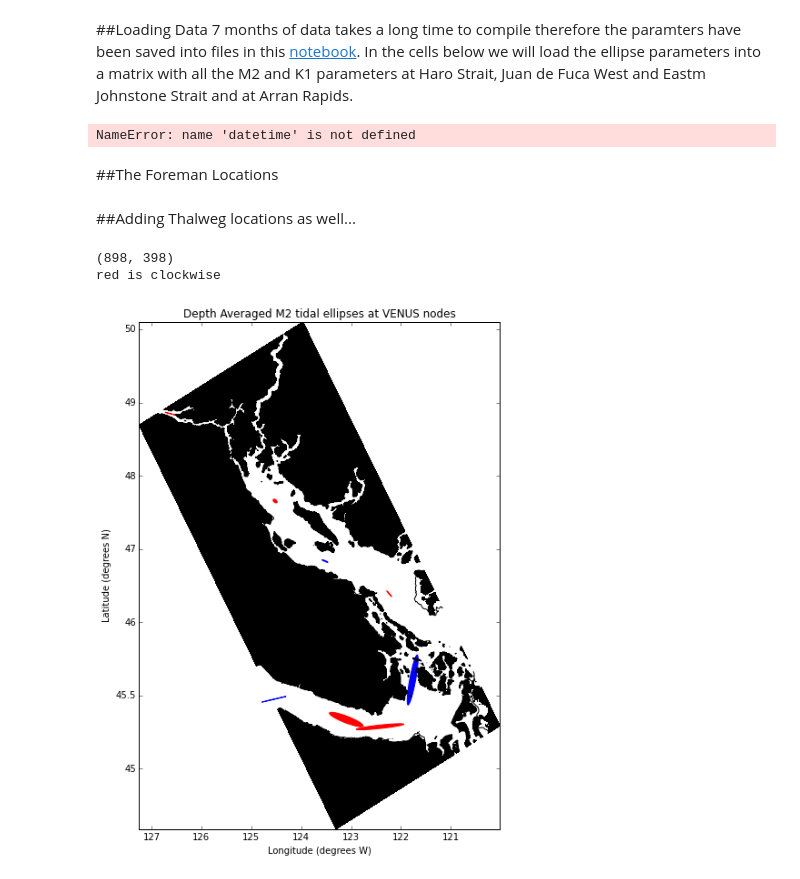
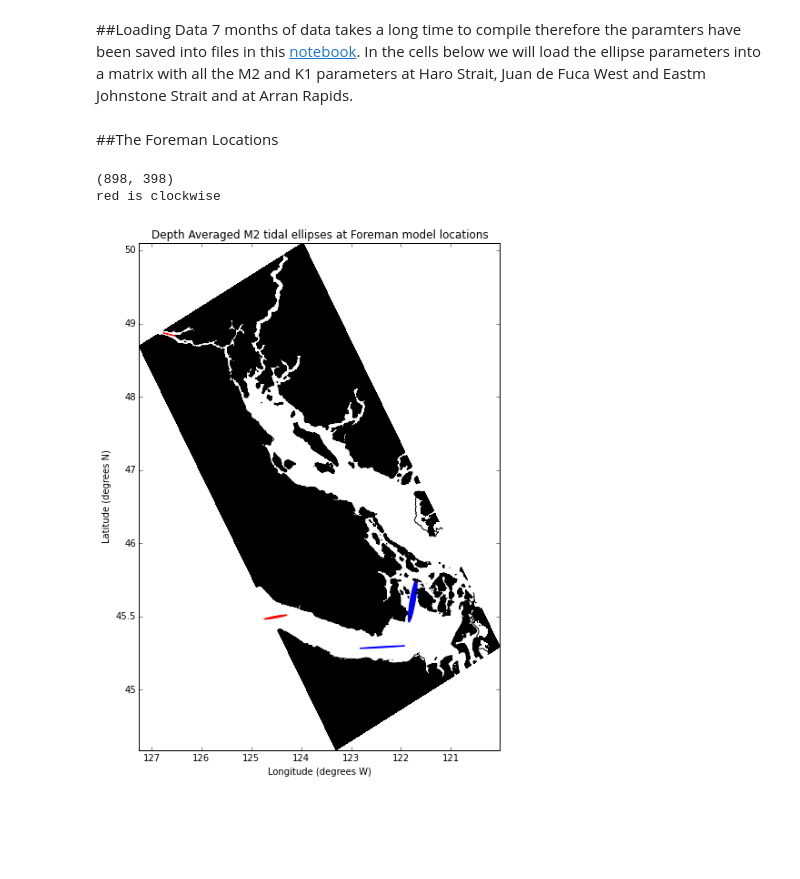
Before and after one commit to SalishSeaCast/analysis, a Jupyter notebook: Muriel/EllipsesCompaisonswithForemanModel.ipynb, the cells around one changed output. Saved outputs shown, nothing was run; the diff lists cells and outputs as text; code cells hidden in the pictures; blank space fills up the shorter version.

```diff
--- a/Muriel/EllipsesCompaisonswithForemanModel.ipynb
+++ b/Muriel/EllipsesCompaisonswithForemanModel.ipynb
@@ -28,14 +29,14 @@ bathy = grid_B.variables['Bathymetry'][:,:]
 7 months of data takes a long time to compile therefore the paramters have been saved into files in this [notebook](http://nbviewer.ipython.org/urls/bitbucket.org/salishsea/analysis/raw/tip/Muriel/SaveTidalParameters.ipynb). In the cells below we will load the ellipse parameters into a matrix with all the M2 and K1 parameters at Haro Strait, Juan de Fuca West and Eastm Johnstone Strait and at Arran Rapids.
 # %%
 to = datetime.datetime(2014,11,26)
-tf = datetime.datetime(2015, 6, 21)
+tf = datetime.datetime(2015, 6, 24)
 
 t_o = to.strftime('%d%b%y').lower()
 t_f = tf.strftime('%d%b%y').lower()
 
-loc = ['JuanW','JC', 'JuanE', 'Haro', 'NN', 'TS','TN', 'JS', 'AR']
-count = np.arange(0,8)
-params = np.zeros((8,39,5))
+loc = ['JuanW', 'JuanE', 'Haro', 'JS']
+count = np.arange(0,4)
+params = np.zeros((4,39,5))
 params_av = np.zeros((8,8))
 cols=np.arange(0,5)
 
@@ -45,9 +46,7 @@ for i,j in zip(loc,count):
     df1 = pd.read_csv(runname1+'.csv', usecols=cols)
     df2 = pd.read_csv(runname2+'.csv', index_col=False)
     params[j,:,:] = df1.as_matrix()
-    params_av[j,:] = df2.as_blocks(6)
+    params_av[j,:] = df2.as_matrix()
-# %% [output]
-NameError: name 'datetime' is not defined
 # %% [markdown]
 ##The Foreman Locations
 # %%
@@ -56,19 +55,13 @@ iH = 233
 jH = 312
 
 #Juan de Fuca West
-iJW=3
-jJW=405
+iJW=8
+jJW=408
 
 #Juan de Fuca East
-iJE = 147
-jJE = 276
+iJE = 151
+jJE = 275
 
 #Johnstone Strait
 iJS = 58
 jJS = 885
-
-#Arran Rapids
-iAR = 194
-jAR = 811
-# %% [markdown]
-##Adding Thalweg locations as well...
@@ -111,17 +88,17 @@ dep=10
 
 #Making the ellipse for the Central node
 
-count = np.arange(0,8)
-i = (iJW, iJC, iJE, iH, iNN, iTS, iTN, iJS, iAR)
-j = (jJW, jJC, jJE, jH, jNN, jTS, jTN, jJS, jAR)
+count = np.arange(0,4)
+i = (iJW, iJE, iH, iJS)
+j = (jJW, jJE, jH, jJS)
 
 for loc, i, j in zip(count, i ,j):
-    if params[loc,dep,2] > 0:
+    if params_av[loc,1] > 0:
         thec = 'b'
     else:
         thec = 'r'
-    ellsc = Ellipse(xy=(m[j,i],k[j,i]), width=scale*params[loc,dep,1],
-                        height=scale*params[loc,dep,2], angle=params[loc, dep,3],
+    ellsc = Ellipse(xy=(m[j,i],k[j,i]), width=scale*params_av[loc,0],
+                        height=scale*params_av[loc,1], angle=params_av[loc,2],
                         color=thec)
     ax.add_artist(ellsc)
     ellsc.set_facecolor(thec)
@@ -130,35 +107,35 @@ for loc, i, j in zip(count, i ,j):
 #ax.set_ylim(300,350)
 slope = (lats[jmax,imax]-lats[jmin,imin])/(k[jmax,imax]-k[jmin,imin])
 mylist = (k[jmax,imax]+(np.arange(44, 50, 0.5)-
                            lats[jmin,imin])/slope).tolist()
 labels = ['44.5','45','45.5','46','47','48', '49','50']
 ax.set_yticks(mylist)
 ax.set_yticklabels(labels)
 ax.set_ylabel('Latitude (degrees N)')
 # x-axis in m, but labelled in longitude
 #ax.set_xlim(100,120)
 slope = (lons[jmax,imax]-lons[jmin,imin])/(m[jmax,imax]-m[jmin,imin])
 mylist = (m[jmax,imax]+(np.arange(-127,-120.5,1)-
                         lons[jmin,imin])/slope).tolist()
 labels = ['127','126','125','124','123','122','121', '120']
 ax.set_xticks(mylist)
 ax.set_xticklabels(labels)
 ax.set_xlabel('Longitude (degrees W)')
 print bathy.data.shape
 
 # land, and 5 m contour
 contour_interval = [-0.01, 0.01]
 ax.contourf(m[jmin-ex:jmax+ex,imin-ex:imax+ex],k[jmin-ex:jmax+ex,imin-ex:imax+ex],
         bathy.data[jmin-ex:jmax+ex,imin-ex:imax+ex],contour_interval,colors='black')
 ax.contour(m[jmin-ex:jmax+ex,imin-ex:imax+ex],k[jmin-ex:jmax+ex,imin-ex:imax+ex],
             bathy.data[jmin-ex:jmax+ex,imin-ex:imax+ex],[5],colors='black')
-ax.set_title('Depth Averaged M2 tidal ellipses at VENUS nodes')
+ax.set_title('Depth Averaged M2 tidal ellipses at Foreman model locations')
 
 print "red is clockwise"
 # %% [output]
 (898, 398)
 red is clockwise
-[figure, old version]
+[figure, new version]
 # %%
 fig = plt.figure(figsize=(10.5,10.5))
 ax = fig.add_subplot(111)
```
Also changed, not shown: parts of 8 cells of this notebook.
